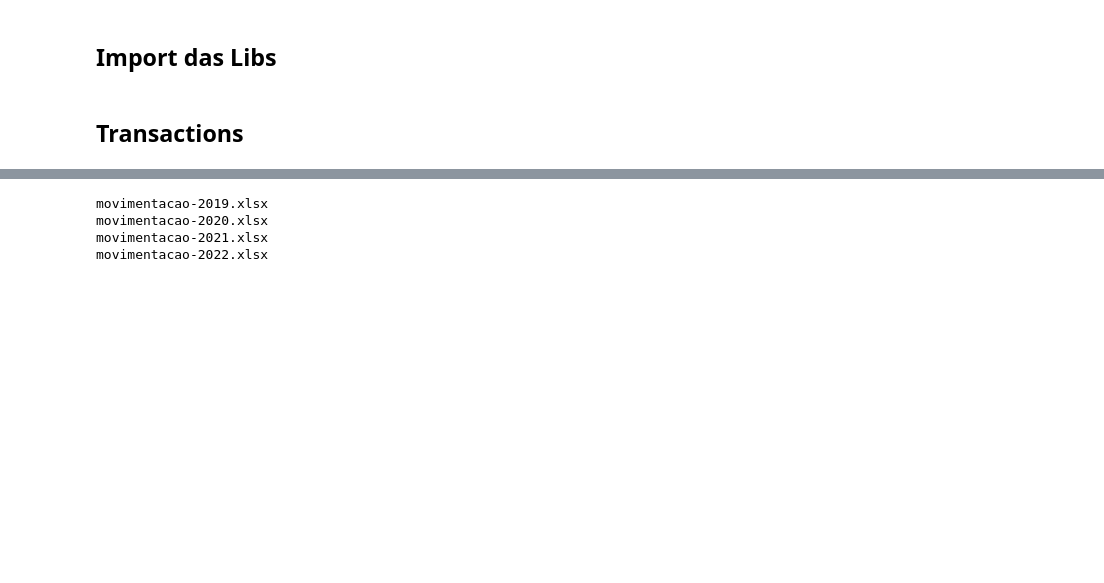
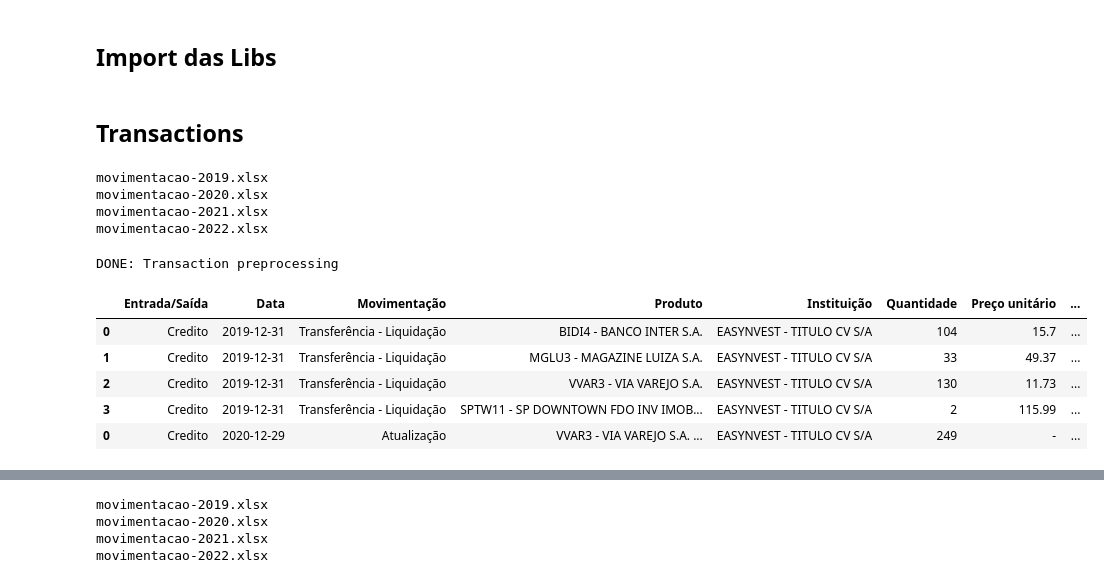
Before and after one commit to importsci/investment-tracker, a Jupyter notebook: investment-tracker.ipynb, the cells around one changed output, grey strips where cells are left out. Drawn from its saved outputs; the diff is of its cells as text; code cells hidden in the pictures; blank space fills up the shorter version.

```diff
--- a/investment-tracker.ipynb
+++ b/investment-tracker.ipynb
@@ -9,0 +108,21 @@ import pandas as pd
+# %%
+transactions = Transactions()
+transactions.read_database(log=True)
+# %% [output]
+movimentacao-2019.xlsx
+movimentacao-2020.xlsx
+movimentacao-2021.xlsx
+movimentacao-2022.xlsx
+# %%
+transactions.preprocessing(log=True)
+# %% [output]
+DONE: Transaction preprocessing
+# %%
+transactions.data_raw.head()
+# %% [output]
+|  | Entrada/Saída | Data | Movimentação | Produto | Instituição | Quantidade | Preço unitário | ... |
+| 0 | Credito | 2019-12-31 | Transferência - Liquidação | BIDI4 - BANCO INTER S.A. | EASYNVEST - TITULO CV S/A | 104 | 15.7 | ... |
+| 1 | Credito | 2019-12-31 | Transferência - Liquidação | MGLU3 - MAGAZINE LUIZA S.A. | EASYNVEST - TITULO CV S/A | 33 | 49.37 | ... |
+| 2 | Credito | 2019-12-31 | Transferência - Liquidação | VVAR3 - VIA VAREJO S.A. | EASYNVEST - TITULO CV S/A | 130 | 11.73 | ... |
+| 3 | Credito | 2019-12-31 | Transferência - Liquidação | SPTW11 - SP DOWNTOWN FDO INV IMOB... | EASYNVEST - TITULO CV S/A | 2 | 115.99 | ... |
+| 0 | Credito | 2020-12-29 | Atualização | VVAR3 - VIA VAREJO S.A. ... | EASYNVEST - TITULO CV S/A | 249 | - | ... |
```
Also changed, not shown: parts of 36 cells of this notebook.
